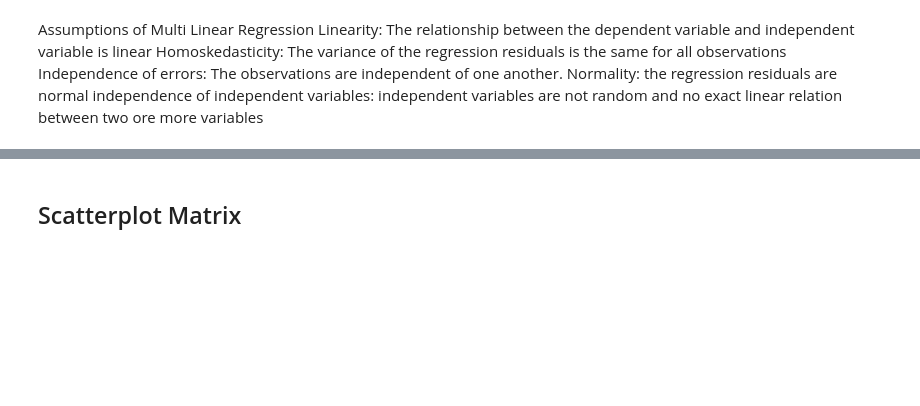
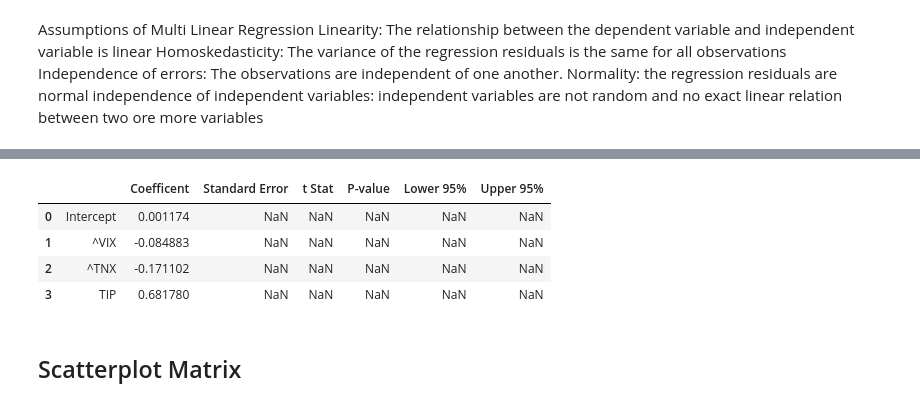
Before and after one commit to FilBillions/multilinear_regression, a Jupyter notebook: MultiLinear_Regression.ipynb, the cells around one changed output, grey strips where cells are left out. Cells and saved outputs as stored; diff of their text form; code cells hidden in the pictures; blank space fills up the shorter version.

Commit message:
fixed bad slopes, added y int calc, created table

```diff
--- a/MultiLinear_Regression.ipynb
+++ b/MultiLinear_Regression.ipynb
@@ -26,3 +25,11 @@ Slope Coefficients: {'^VIX': -0.07511574942291685, '^TNX': -0.20063605465436854,
+# %%
+test.return_coefficients()
+# %% [output]
+|  |  | Coefficent | Standard Error | t Stat | P-value | Lower 95% | Upper 95% |
+| 0 | Intercept | 0.001174 | NaN | NaN | NaN | NaN | NaN |
+| 1 | ^VIX | -0.084883 | NaN | NaN | NaN | NaN | NaN |
+| 2 | ^TNX | -0.171102 | NaN | NaN | NaN | NaN | NaN |
+| 3 | TIP | 0.681780 | NaN | NaN | NaN | NaN | NaN |
 # %% [markdown]
 ## Scatterplot Matrix
 # %% [markdown]
```
Also changed, not shown: parts of 1 cell of this notebook, 1 other file.
